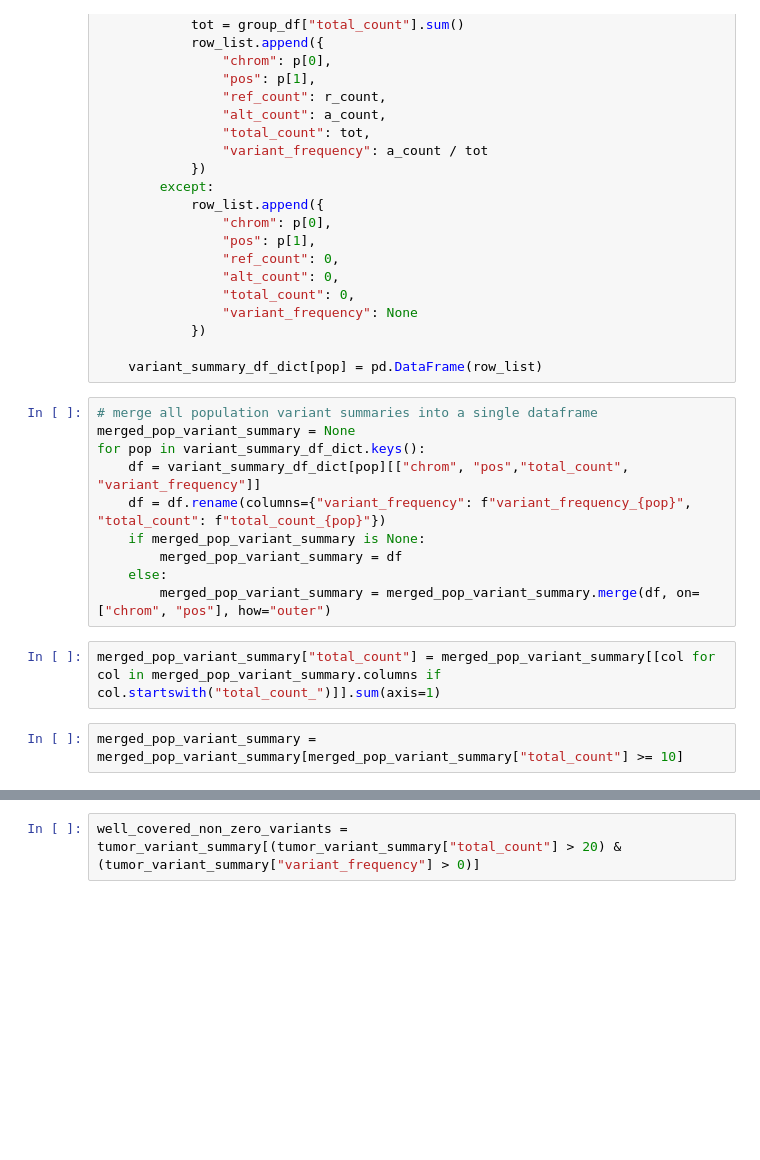
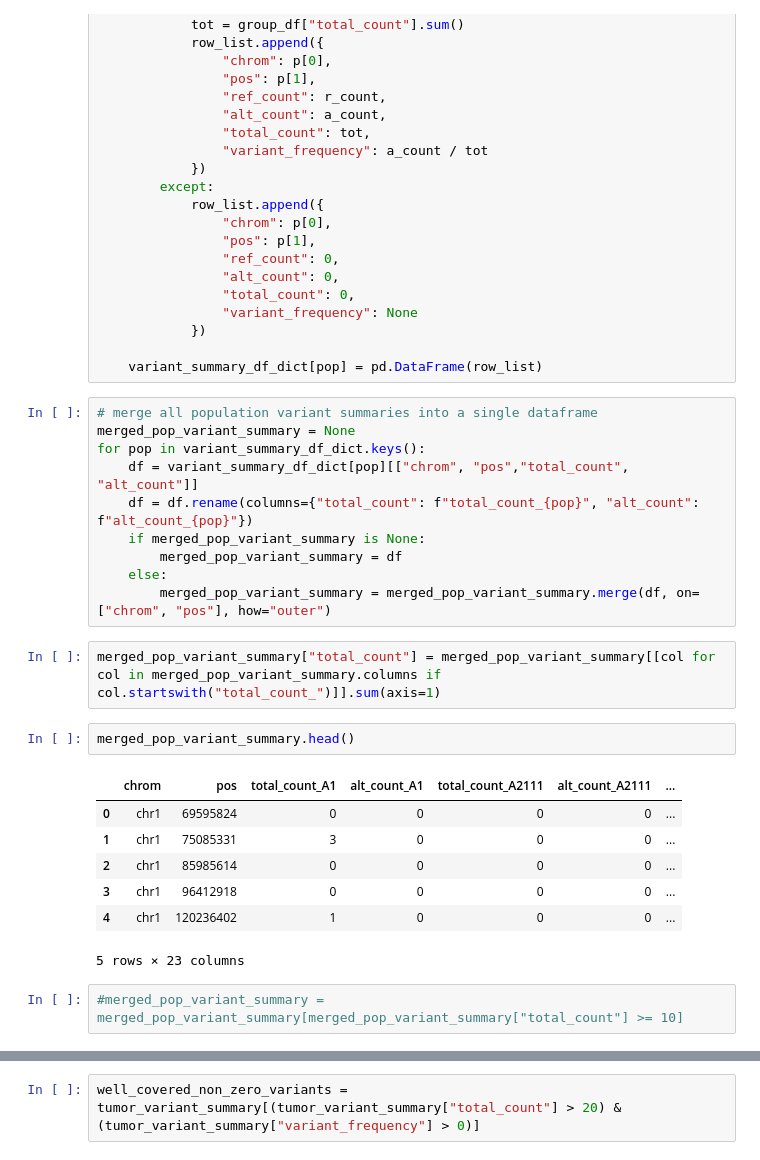
Before and after one commit to nissimranade/Multinomial_EM, a Jupyter notebook: notebooks/tumor_specific_variant_analysis.ipynb, the cells around one changed output, grey strips where cells are left out. Drawn from its saved outputs; the diff is of its cells as text; blank space fills up the shorter version.

```diff
--- a/notebooks/tumor_specific_variant_analysis.ipynb
+++ b/notebooks/tumor_specific_variant_analysis.ipynb
@@ -537,16 +552,26 @@ for pop in info_df_grps_dict.keys():
 # merge all population variant summaries into a single dataframe
 merged_pop_variant_summary = None
 for pop in variant_summary_df_dict.keys():
-    df = variant_summary_df_dict[pop][["chrom", "pos","total_count", "variant_frequency"]]
-    df = df.rename(columns={"variant_frequency": f"variant_frequency_{pop}", "total_count": f"total_count_{pop}"})
+    df = variant_summary_df_dict[pop][["chrom", "pos","total_count", "alt_count"]]
+    df = df.rename(columns={"total_count": f"total_count_{pop}", "alt_count": f"alt_count_{pop}"})
     if merged_pop_variant_summary is None:
         merged_pop_variant_summary = df
     else:
         merged_pop_variant_summary = merged_pop_variant_summary.merge(df, on=["chrom", "pos"], how="outer")
 # %%
 merged_pop_variant_summary["total_count"] = merged_pop_variant_summary[[col for col in merged_pop_variant_summary.columns if col.startswith("total_count_")]].sum(axis=1)
+# %%
+merged_pop_variant_summary.head()
+# %% [output]
+|  | chrom | pos | total_count_A1 | alt_count_A1 | total_count_A2111 | alt_count_A2111 | ... |
+| 0 | chr1 | 69595824 | 0 | 0 | 0 | 0 | ... |
+| 1 | chr1 | 75085331 | 3 | 0 | 0 | 0 | ... |
+| 2 | chr1 | 85985614 | 0 | 0 | 0 | 0 | ... |
+| 3 | chr1 | 96412918 | 0 | 0 | 0 | 0 | ... |
+| 4 | chr1 | 120236402 | 1 | 0 | 0 | 0 | ... |
+5 rows × 23 columns
 # %%
-merged_pop_variant_summary = merged_pop_variant_summary[merged_pop_variant_summary["total_count"] >= 10]
+#merged_pop_variant_summary = merged_pop_variant_summary[merged_pop_variant_summary["total_count"] >= 10]
 # %%
 merged_pop_variant_summary.head()
 # %% [output]
```
Also changed, not shown: parts of 41 cells of this notebook, 22 other files.
